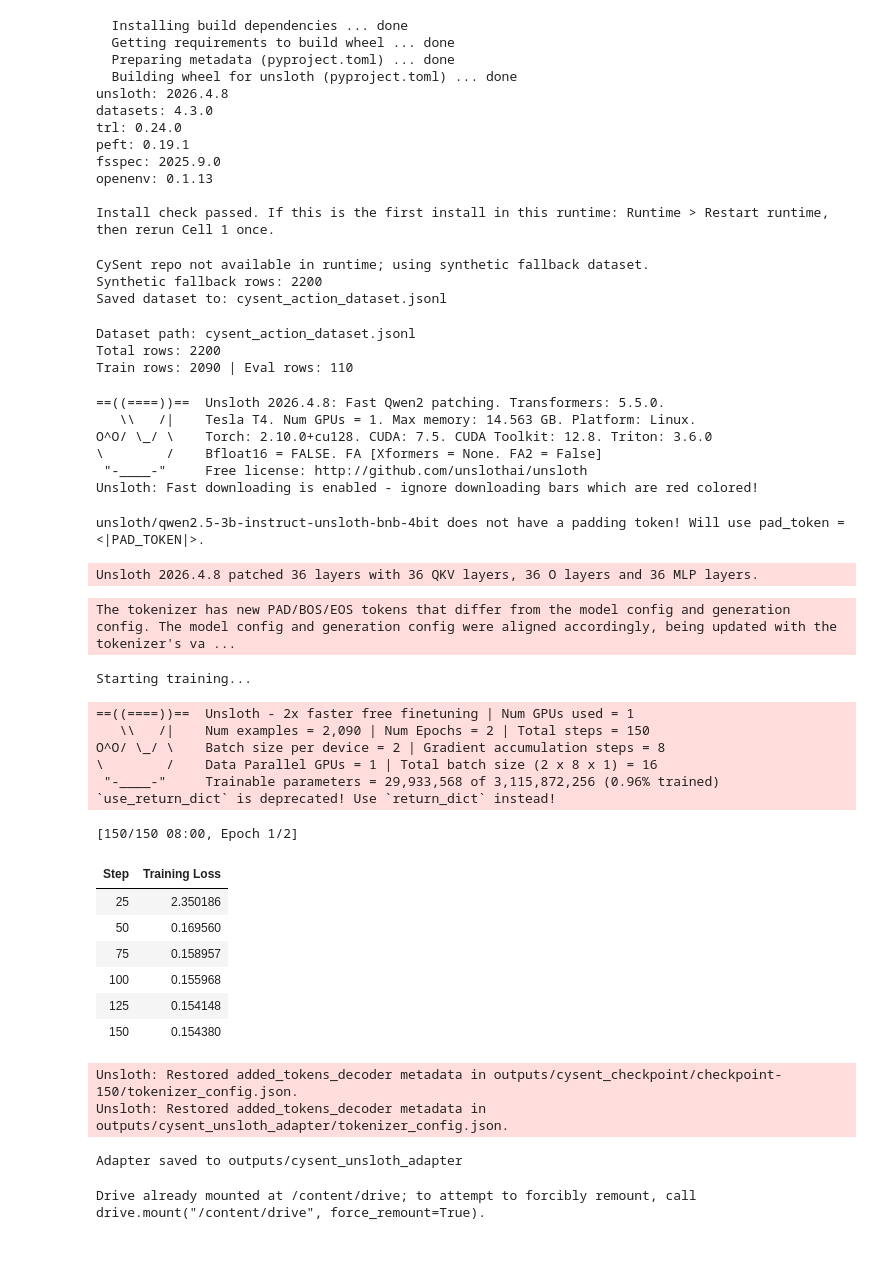
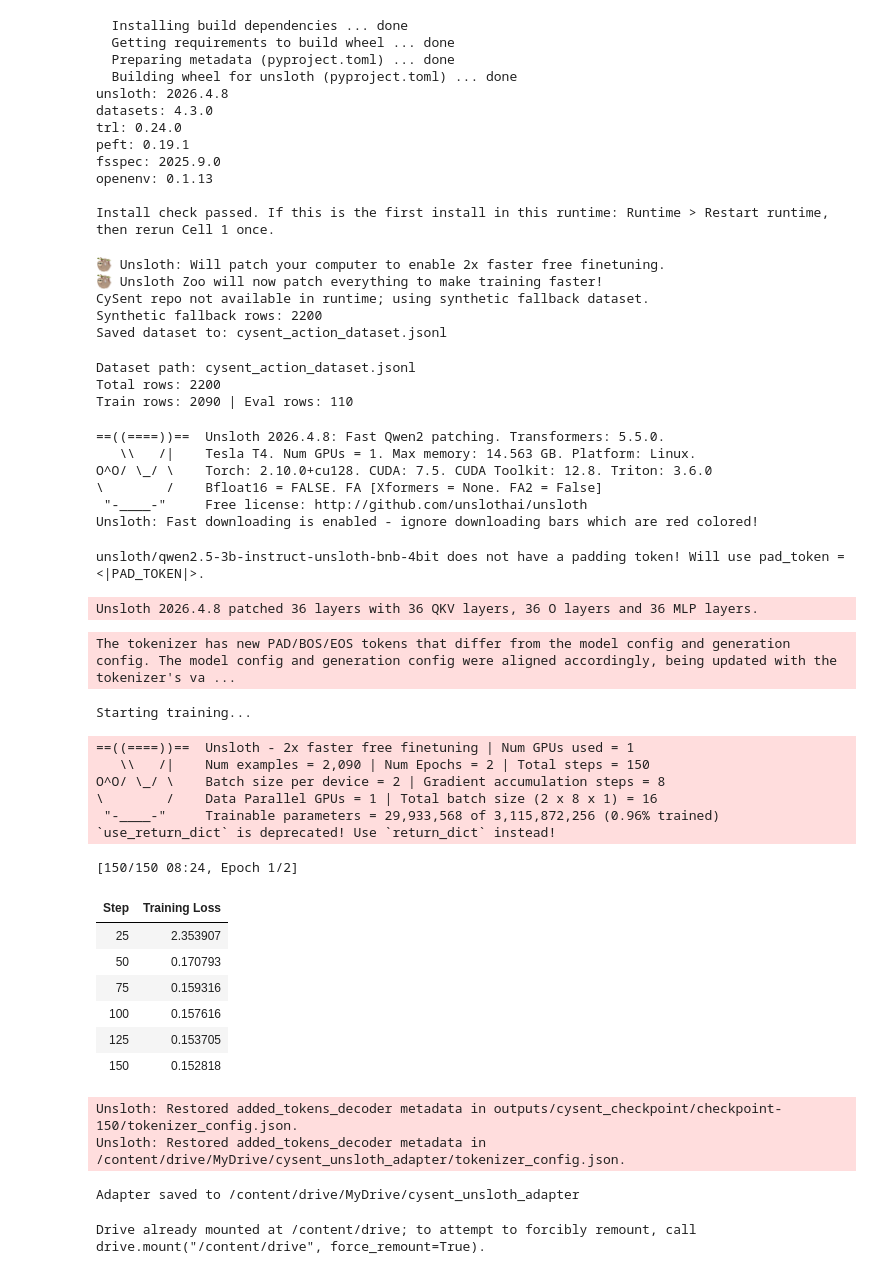
Before and after one commit to sxchin-01/CySent, a Jupyter notebook: notebooks/CySent_Unsloth_Train.ipynb, the cells around one changed output. Drawn from its saved outputs; the diff is of its cells as text; code cells hidden in the pictures.

Commit message:
fixing colab adapter

```diff
--- a/notebooks/CySent_Unsloth_Train.ipynb
+++ b/notebooks/CySent_Unsloth_Train.ipynb
@@ -366,45 +366,47 @@ except TypeError:
 print('Starting training...')
 trainer.train()
 
-save_dir = 'outputs/cysent_unsloth_adapter'
+save_dir = '/content/drive/MyDrive/cysent_unsloth_adapter'
 os.makedirs(save_dir, exist_ok=True)
 trainer.model.save_pretrained(save_dir)
 tokenizer.save_pretrained(save_dir)
 print(f'Adapter saved to {save_dir}')
 # %% [output]
+🦥 Unsloth: Will patch your computer to enable 2x faster free finetuning.
+🦥 Unsloth Zoo will now patch everything to make training faster!
 CySent repo not available in runtime; using synthetic fallback dataset.
 Synthetic fallback rows: 2200
 Saved dataset to: cysent_action_dataset.jsonl
 Dataset path: cysent_action_dataset.jsonl
 Total rows: 2200
 Train rows: 2090 | Eval rows: 110
 ==((====))==  Unsloth 2026.4.8: Fast Qwen2 patching. Transformers: 5.5.0.
    \\   /|    Tesla T4. Num GPUs = 1. Max memory: 14.563 GB. Platform: Linux.
 O^O/ \_/ \    Torch: 2.10.0+cu128. CUDA: 7.5. CUDA Toolkit: 12.8. Triton: 3.6.0
 \        /    Bfloat16 = FALSE. FA [Xformers = None. FA2 = False]
  "-____-"     Free license: http://github.com/unslothai/unsloth
 Unsloth: Fast downloading is enabled - ignore downloading bars which are red colored!
 unsloth/qwen2.5-3b-instruct-unsloth-bnb-4bit does not have a padding token! Will use pad_token = <|PAD_TOKEN|>.
 Unsloth 2026.4.8 patched 36 layers with 36 QKV layers, 36 O layers and 36 MLP layers.
 The tokenizer has new PAD/BOS/EOS tokens that differ from the model config and generation config. The model config and generation config were aligned accordingly, being updated with the tokenizer's va ...
 Starting training...
 ==((====))==  Unsloth - 2x faster free finetuning | Num GPUs used = 1
    \\   /|    Num examples = 2,090 | Num Epochs = 2 | Total steps = 150
 O^O/ \_/ \    Batch size per device = 2 | Gradient accumulation steps = 8
 \        /    Data Parallel GPUs = 1 | Total batch size (2 x 8 x 1) = 16
  "-____-"     Trainable parameters = 29,933,568 of 3,115,872,256 (0.96% trained)
 `use_return_dict` is deprecated! Use `return_dict` instead!
-[150/150 08:00, Epoch 1/2]
+[150/150 08:24, Epoch 1/2]
 | Step | Training Loss |
-| 25 | 2.350186 |
-| 50 | 0.169560 |
-| 75 | 0.158957 |
-| 100 | 0.155968 |
-| 125 | 0.154148 |
-| 150 | 0.154380 |
+| 25 | 2.353907 |
+| 50 | 0.170793 |
+| 75 | 0.159316 |
+| 100 | 0.157616 |
+| 125 | 0.153705 |
+| 150 | 0.152818 |
 Unsloth: Restored added_tokens_decoder metadata in outputs/cysent_checkpoint/checkpoint-150/tokenizer_config.json.
-Unsloth: Restored added_tokens_decoder metadata in outputs/cysent_unsloth_adapter/tokenizer_config.json.
+Unsloth: Restored added_tokens_decoder metadata in /content/drive/MyDrive/cysent_unsloth_adapter/tokenizer_config.json.
-Adapter saved to outputs/cysent_unsloth_adapter
+Adapter saved to /content/drive/MyDrive/cysent_unsloth_adapter
 # %%
 from google.colab import drive
 drive.mount('/content/drive')
```
Also changed, not shown: parts of 3 cells of this notebook, 11 other files.
